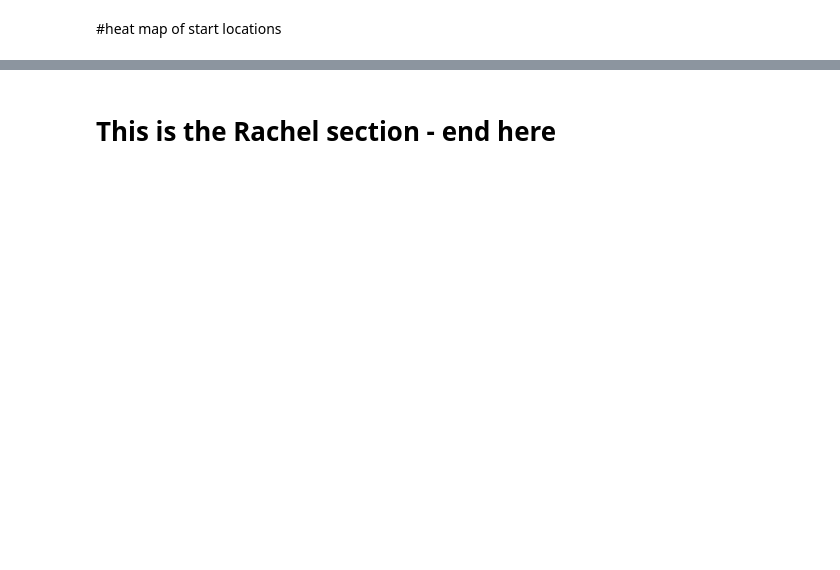
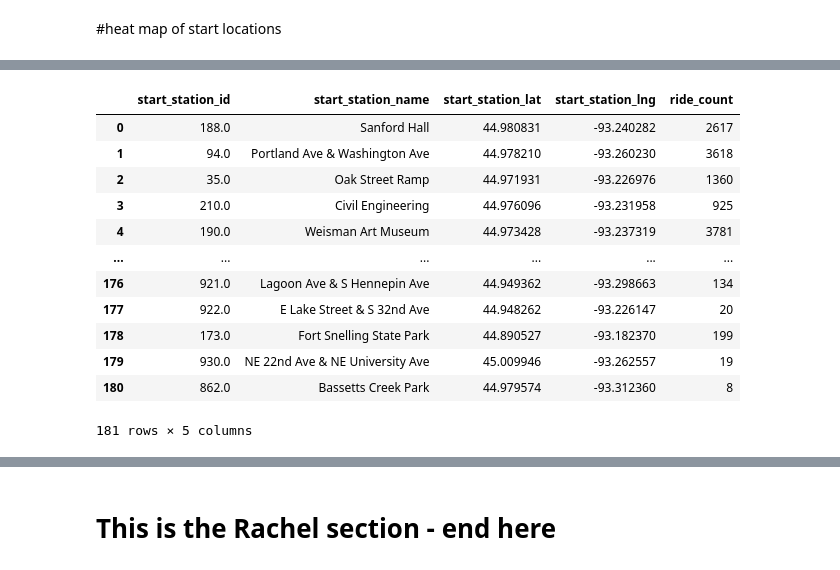
Before and after one commit to luchovzla/project-1, a Jupyter notebook: NiceRideCombined.ipynb, the cells around one changed output, grey strips where cells are left out. Saved outputs shown, nothing was run; the diff lists cells and outputs as text; code cells hidden in the pictures; blank space fills up the shorter version.

```diff
--- a/NiceRideCombined.ipynb
+++ b/NiceRideCombined.ipynb
@@ -531,0 +730,5 @@ plt.show()
+# %%
+#returns a list of the station names
+start_station = df_2019.drop_duplicates(subset=['start_station_name'])
+start_station = start_station[["start_station_id", "start_station_name", "start_station_lat", "start_station_lng"]]
+start_station
@@ -531,0 +749,5 @@ plt.show()
+# %%
+start_station_count = df_2019.groupby('start_station_name').count()
+start_station_count = start_station_count[["total_duration_sec"]]
+start_station_count=start_station_count.rename(columns={"total_duration_sec" : "ride_count"})
+start_station_count.reset_index()
@@ -531,0 +768,19 @@ plt.show()
+# %%
+#merge
+start_station_df = pd.merge(start_station, start_station_count, on = ["start_station_name","start_station_name"])
+
+start_station_df
+# %% [output]
+|  | start_station_id | start_station_name | start_station_lat | start_station_lng | ride_count |
+| 0 | 188.0 | Sanford Hall | 44.980831 | -93.240282 | 2617 |
+| 1 | 94.0 | Portland Ave & Washington Ave | 44.978210 | -93.260230 | 3618 |
+| 2 | 35.0 | Oak Street Ramp | 44.971931 | -93.226976 | 1360 |
+| 3 | 210.0 | Civil Engineering | 44.976096 | -93.231958 | 925 |
+| 4 | 190.0 | Weisman Art Museum | 44.973428 | -93.237319 | 3781 |
+| ... | ... | ... | ... | ... | ... |
+| 176 | 921.0 | Lagoon Ave & S Hennepin Ave | 44.949362 | -93.298663 | 134 |
+| 177 | 922.0 | E Lake Street & S 32nd Ave | 44.948262 | -93.226147 | 20 |
+| 178 | 173.0 | Fort Snelling State Park | 44.890527 | -93.182370 | 199 |
+| 179 | 930.0 | NE 22nd Ave & NE University Ave | 45.009946 | -93.262557 | 19 |
+| 180 | 862.0 | Bassetts Creek Park | 44.979574 | -93.312360 | 8 |
+181 rows × 5 columns
```
Also changed, not shown: parts of 29 cells of this notebook, 2 other files.
